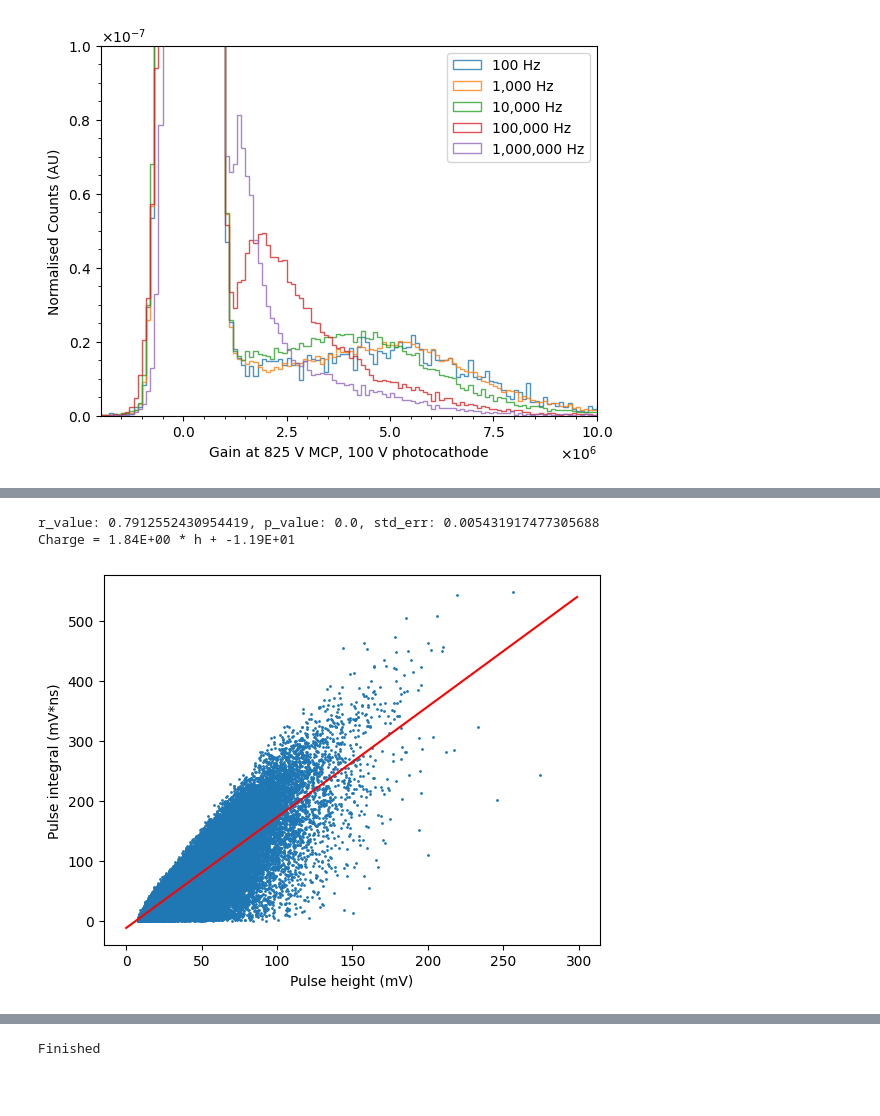
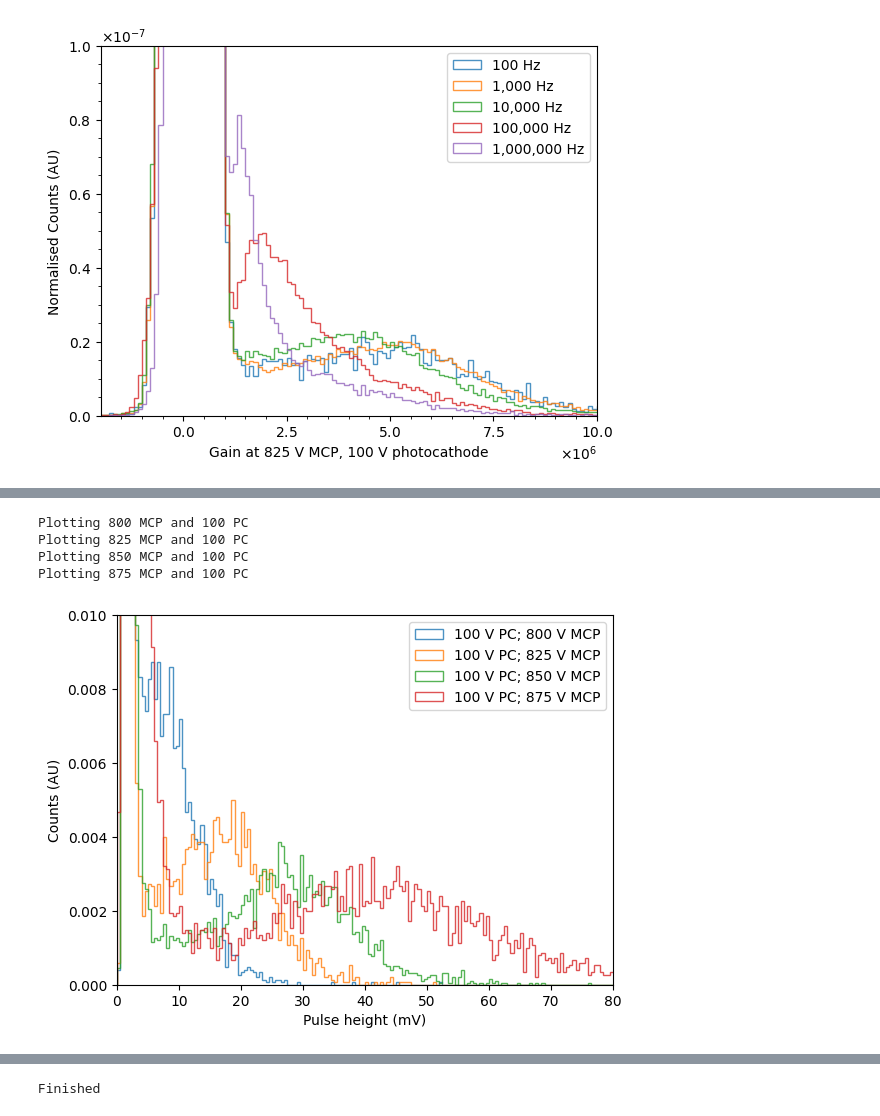
Before and after one commit to robjfoster/lappd, a Jupyter notebook: lappd/analysis/gain_analysis.ipynb, the cells around one changed output, grey strips where cells are left out. Cells and saved outputs as stored; diff of their text form; code cells hidden in the pictures; blank space fills up the shorter version.

```diff
--- a/lappd/analysis/gain_analysis.ipynb
+++ b/lappd/analysis/gain_analysis.ipynb
@@ -187,23 +170,22 @@ plt.show()
-# %%
-import scipy.stats
-
-heights = np.asarray(heights825)
-gains = np.asarray(gain825) *1e3/1e-9*50*1.6e-19
-h_above_t = heights[(heights > 8) & (gains>0)]
-g_above_t = gains[(heights > 8) & (gains>0)]
-
-slope, intercept, r_value, p_value, std_err = scipy.stats.linregress(h_above_t, g_above_t)
-print(f"r_value: {r_value}, p_value: {p_value}, std_err: {std_err}")
-print(f"Charge = {slope:.2E} * h + {intercept:.2E}")
-xs = np.arange(0, 300, 1)
-ys = slope * xs + intercept
-
-plt.scatter(h_above_t, g_above_t, s=1)
-plt.plot(xs, ys, c="red")
-plt.xlabel("Pulse height (mV)")
-plt.ylabel("Pulse integral (mV*ns)")
-plt.show()
-# %% [output]
-r_value: 0.7912552430954419, p_value: 0.0, std_err: 0.005431917477305688
-Charge = 1.84E+00 * h + -1.19E+01
-[figure, removed]
+# %%
+def plot_hist(mcp, pc):
+    print(f"Plotting {mcp} MCP and {pc} PC")
+    try:
+        plt.hist(height[mcp][pc], height_bins, histtype="step", label=f"{pc} V PC; {mcp} V MCP", density=True, alpha=0.8)
+    except KeyError:
+        pass
+
+vec_plot_hist = np.vectorize(plot_hist, otypes=[None])
+vec_plot_hist(mcp_voltages, 100)
+plt.xlabel("Pulse height (mV)")
+plt.ylabel("Counts (AU)")
+plt.ylim(0, 0.01)
+plt.xlim(0,80)
+plt.legend()
+plt.show()
+# %% [output]
+Plotting 800 MCP and 100 PC
+Plotting 825 MCP and 100 PC
+Plotting 850 MCP and 100 PC
+Plotting 875 MCP and 100 PC
+[figure, added]
```
Also changed, not shown: parts of 8 cells of this notebook, 5 other files.
